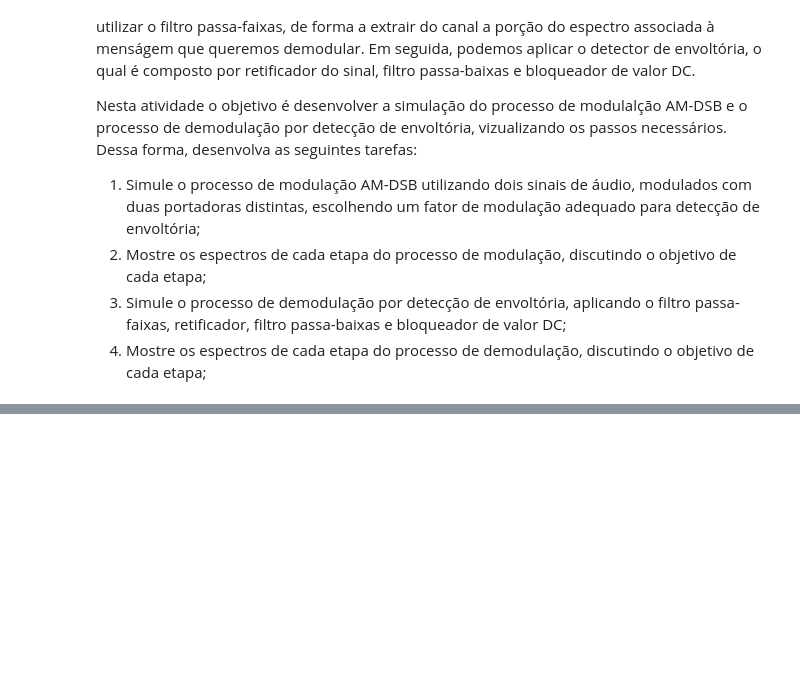
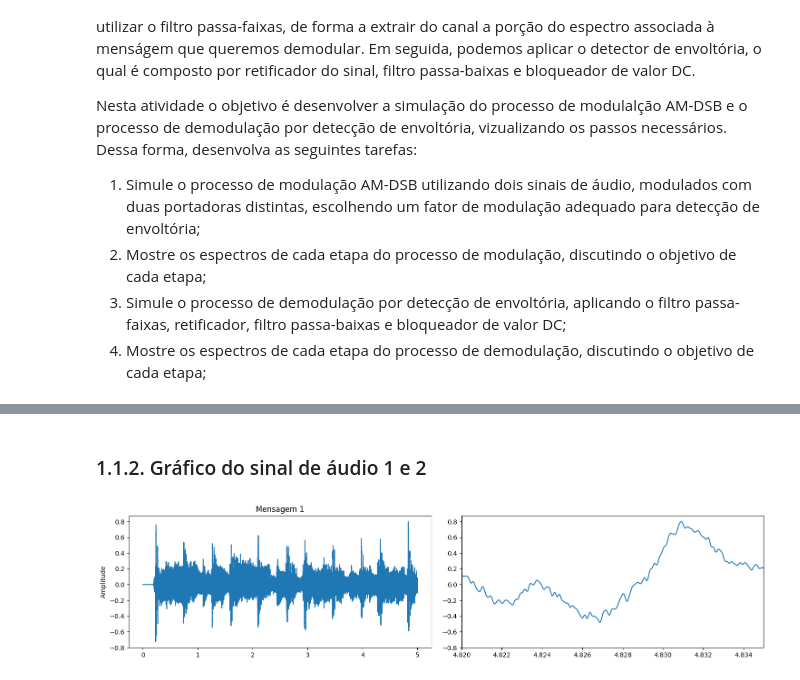
Before and after one commit to iyisakuma/PComunicacao, a Jupyter notebook: Atividade_1_Modulação_AM.ipynb, the cells around one changed output, grey strips where cells are left out. Saved outputs shown, nothing was run; the diff lists cells and outputs as text; code cells hidden in the pictures; blank space fills up the shorter version.

```diff
--- a/Atividade_1_Modulação_AM.ipynb
+++ b/Atividade_1_Modulação_AM.ipynb
@@ -379,0 +382,15 @@ from scipy.signal import butter, filtfilt
+# %%
+# Endereços dos arquivos de áudio
+fishin = librosa.ex("fishin")
+pistachio = librosa.ex("pistachio")
+
+# Leitura do arquivo como um array numpy considerando a taxa de amostragem original do arquivo
+array_audio1, taxa_amostragem_1 = librosa.load(fishin, sr=None)
+array_audio2, taxa_amostragem_2 = librosa.load(pistachio, sr=None)
+
+# Retirando um trecho de 5 segundos dos áudios
+amostras_5s = 5 * taxa_amostragem_1
+array_audio1_cortado=array_audio1[0:amostras_5s]
+
+amostras_5s = 5 * taxa_amostragem_2
+array_audio2_cortado=array_audio2[0:amostras_5s]
@@ -379,0 +405,28 @@ from scipy.signal import butter, filtfilt
+# %%
+# Definindo a frequência de amostragem para simular a trasmissão como se tivessemos usando um sistema contínuo
+freq_superamostragem = 1e6
+freq_subamostragem = 1e4
+
+array_audio_1_subamostrado = librosa.resample(array_audio1_cortado, orig_sr=taxa_amostragem_1, target_sr=freq_subamostragem)
+# Reamostrando o áudio para a frequência mais alta
+array_audio_1_superamostrado = librosa.resample(array_audio_1_subamostrado, orig_sr=freq_subamostragem, target_sr=freq_superamostragem)
+
+array_audio_2_subamostrado = librosa.resample(array_audio2_cortado, orig_sr=taxa_amostragem_2, target_sr=freq_subamostragem)
+# Reamostrando o áudio para a frequência mais alta
+array_audio_2_superamostrado = librosa.resample(array_audio_2_subamostrado, orig_sr=freq_subamostragem, target_sr=freq_superamostragem)
+# %% [markdown]
+### 1.1.2. Gráfico do sinal de áudio 1 e 2
+# %%
+eixo_t=np.linspace(0, 5, len(array_audio_1_superamostrado))
+# Plotando o sinal de áudio
+plt.figure(figsize = (15, 10))
+plt.subplot(3,2,1)
+plt.plot(eixo_t,array_audio_1_superamostrado)
+plt.ylabel('Amplitude')
+plt.title('Mensagem 1')
+plt.subplot(3,2,2)
+plt.plot(eixo_t,array_audio_1_superamostrado)
+plt.xlim(4.82, 4.835)
+plt.tight_layout()
+# %% [output]
+[figure, added]
```
Also changed, not shown: parts of 11 cells of this notebook.
